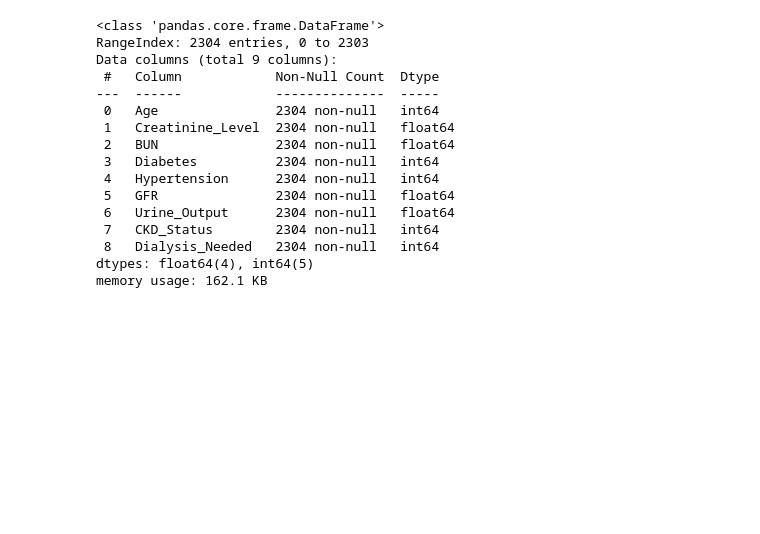
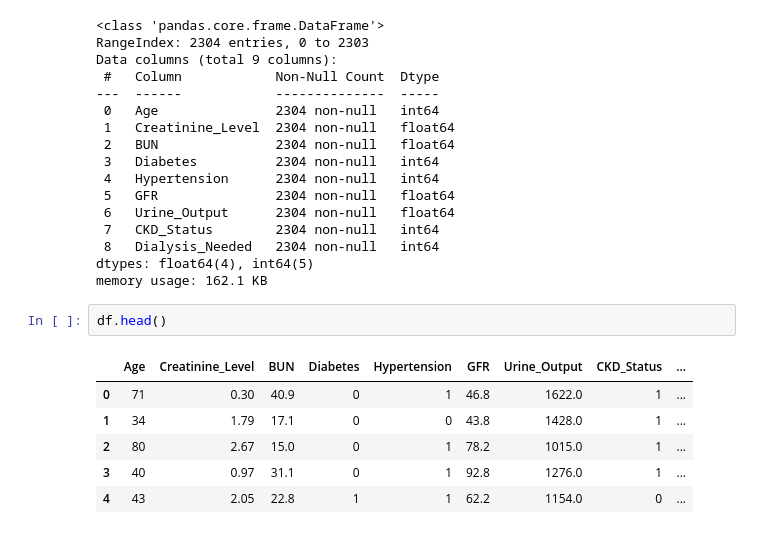
Before and after one commit to bunyod123/AI-DARSLAR, a Jupyter notebook: AI_Course(model_developing)/1-dars/data_check_1.ipynb, the cells around one changed output. Drawn from its saved outputs; the diff is of its cells as text; blank space fills up the shorter version.

```diff
--- a/AI_Course(model_developing)/1-dars/data_check_1.ipynb
+++ b/AI_Course(model_developing)/1-dars/data_check_1.ipynb
@@ -22,6 +24,15 @@ Data columns (total 9 columns):
  8   Dialysis_Needed   2304 non-null   int64
 dtypes: float64(4), int64(5)
 memory usage: 162.1 KB
+# %%
+df.head()
+# %% [output]
+|  | Age | Creatinine_Level | BUN | Diabetes | Hypertension | GFR | Urine_Output | CKD_Status | ... |
+| 0 | 71 | 0.30 | 40.9 | 0 | 1 | 46.8 | 1622.0 | 1 | ... |
+| 1 | 34 | 1.79 | 17.1 | 0 | 0 | 43.8 | 1428.0 | 1 | ... |
+| 2 | 80 | 2.67 | 15.0 | 0 | 1 | 78.2 | 1015.0 | 1 | ... |
+| 3 | 40 | 0.97 | 31.1 | 0 | 1 | 92.8 | 1276.0 | 1 | ... |
+| 4 | 43 | 2.05 | 22.8 | 1 | 1 | 62.2 | 1154.0 | 0 | ... |
 # %%
 plt.figure(figsize=(10,6))
 plt.hist(df['Age'], bins=15, color='skyblue',edgecolor='black')
```
Also changed, not shown: parts of 4 cells of this notebook.
